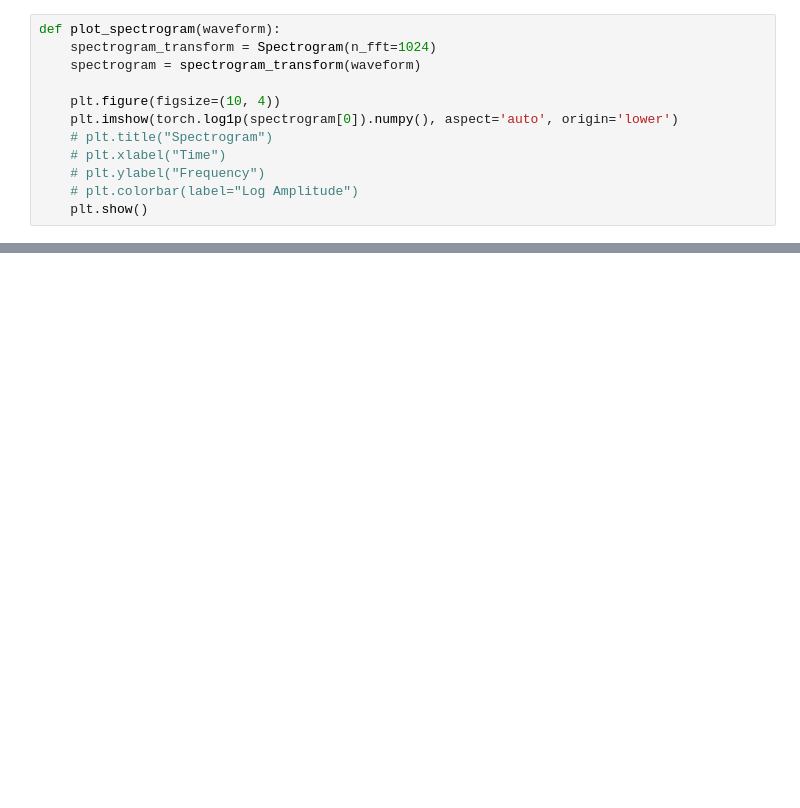
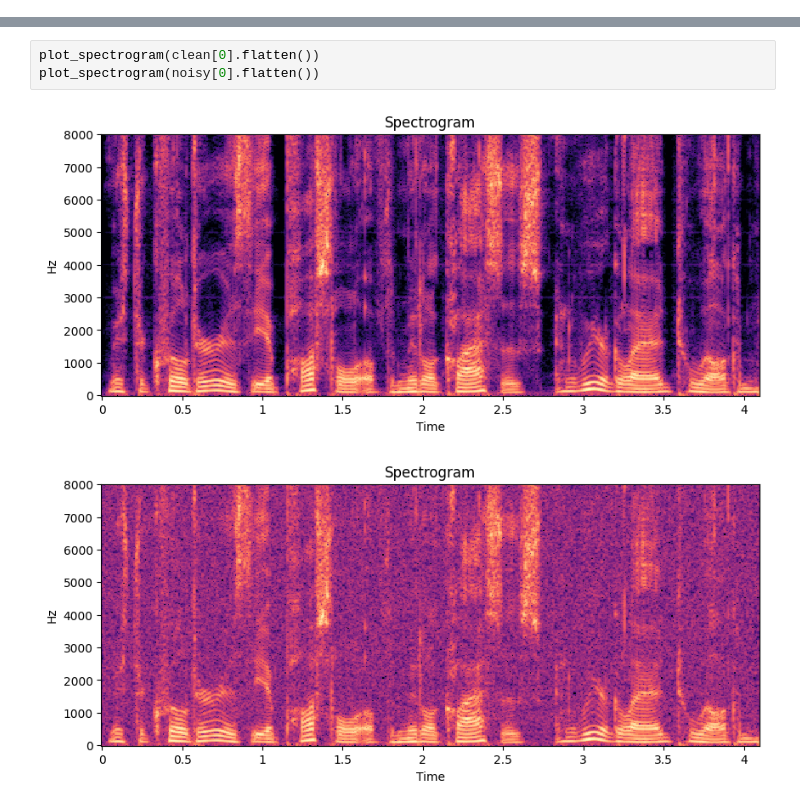
Before and after one commit to jmaen/zero-shot-das-denoising, a Jupyter notebook: code/audio.ipynb, the cells around one changed output, grey strips where cells are left out. Cells and saved outputs as stored; diff of their text form; blank space fills up the shorter version.

```diff
--- a/code/audio.ipynb
+++ b/code/audio.ipynb
@@ -26,12 +6,0 @@ def plot_waveform(waveform, sample_rate):
-# %%
-def plot_spectrogram(waveform):
-    spectrogram_transform = Spectrogram(n_fft=1024)
-    spectrogram = spectrogram_transform(waveform)
-
-    plt.figure(figsize=(10, 4))
-    plt.imshow(torch.log1p(spectrogram[0]).numpy(), aspect='auto', origin='lower')
-    # plt.title("Spectrogram")
-    # plt.xlabel("Time")
-    # plt.ylabel("Frequency")
-    # plt.colorbar(label="Log Amplitude")
-    plt.show()
@@ -95,0 +22,6 @@ Audio(denoised.numpy()[0], rate=sample_rate/4)
+# %%
+plot_spectrogram(clean[0].flatten())
+plot_spectrogram(noisy[0].flatten())
+# %% [output]
+[figure, added]
+[figure, added]
```
Also changed, not shown: parts of 19 cells of this notebook, 5 other files.
